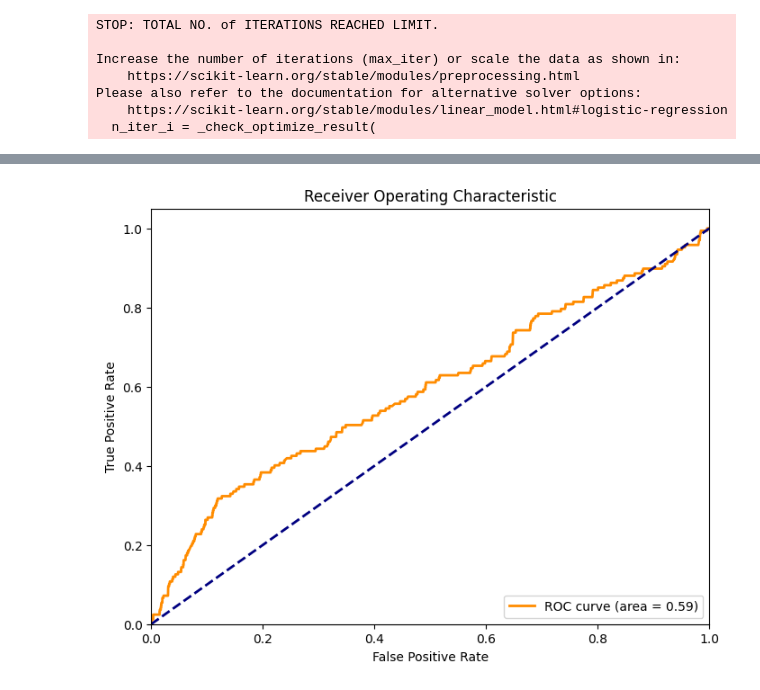
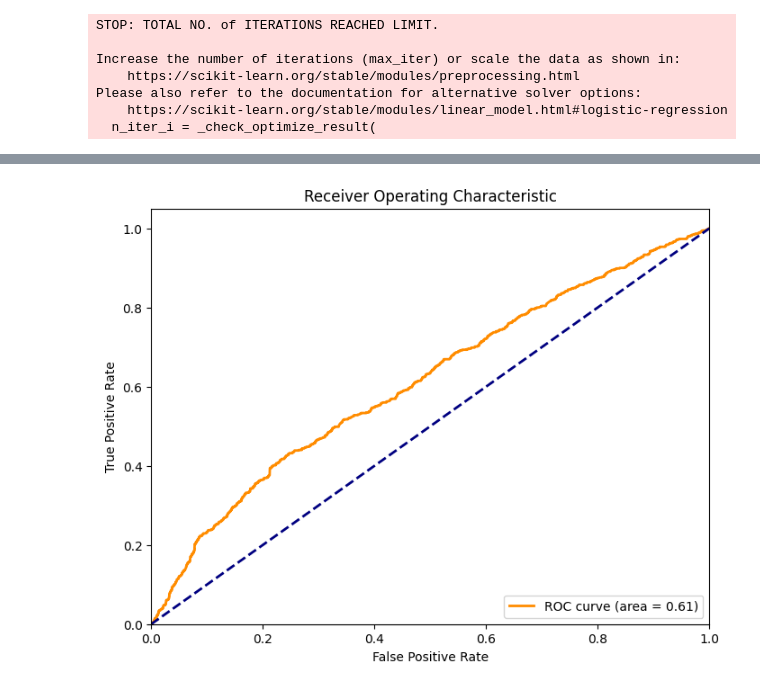
Before and after one commit to ohsono/stats414, a Jupyter notebook: stat414_midterm.ipynb, the cells around one changed output, grey strips where cells are left out. Saved outputs shown, nothing was run; the diff lists cells and outputs as text; code cells hidden in the pictures.

```diff
--- a/stat414_midterm.ipynb
+++ b/stat414_midterm.ipynb
@@ -83,6 +135,10 @@ Y = train_ads['label']
+# %%
+
+# clean train_ads by dropping Y
+train_ads=train_ads.drop(['label'],axis=1)
 # %%
 # Split traing data into training and validation sets
-X_train, X_test, y_train, y_test = train_test_split(X_train_ads, Y, test_size=0.20, random_state=42)
+X_train, X_test, y_train, y_test = train_test_split(train_ads, Y, test_size=0.20, random_state=42)
 
 #need to rename label > churn
 # y_train = df_train.churn.values
@@ -160 +203,6 @@ ad_click_count   -0.048608
 Name: label, dtype: float64
+# %%
+#select only data to train our model
+X_train_select = X_train[['age', 'city_rank', 'series_dev', 'series_group', 'emui_dev', 'device_size', 'app_score', 'ad_click_count','ad_close_count']]
+X_test_select= X_test[['age', 'city_rank', 'series_dev', 'series_group', 'emui_dev', 'device_size', 'app_score', 'ad_click_count','ad_close_count']]
+#Y = train_ads['label'] ## we already separate Y from the train_ads
@@ -161,10 +242,10 @@ Name: label, dtype: float64
 # %%
 # Initialize and train logistic regression model
 model = LogisticRegression()
-model.fit(X_train, y_train)
+model.fit(X_train_select, y_train)
 
 # Make predictions
-y_pred = model.predict(X_test)
+y_pred = model.predict(X_test_select)
 
 # Evaluate the model
 conf_matrix = confusion_matrix(y_test, y_pred)
@@ -207,22 +288,22 @@ f1:0.00
 # %%
 
 # Predict probabilities for the positive class
-y_prob = model.predict_proba(X_test)[:, 1]
+y_prob = model.predict_proba(X_test_select)[:, 1]
 
 # Compute ROC curve and AUC
 fpr, tpr, thresholds = roc_curve(y_test, y_prob)
 roc_auc = auc(fpr, tpr)
 
 # Plot the ROC curve
 plt.figure(figsize=(8, 6))
 plt.plot(fpr, tpr, color='darkorange', lw=2, label='ROC curve (area = %0.2f)' % roc_auc)
 plt.plot([0, 1], [0, 1], color='navy', lw=2, linestyle='--')
 plt.xlim([0.0, 1.0])
 plt.ylim([0.0, 1.05])
 plt.xlabel('False Positive Rate')
 plt.ylabel('True Positive Rate')
 plt.title('Receiver Operating Characteristic')
 plt.legend(loc="lower right")
 plt.show()
 # %% [output]
-[figure, old version]
+[figure, new version]
```
Also changed, not shown: parts of 32 cells of this notebook.
